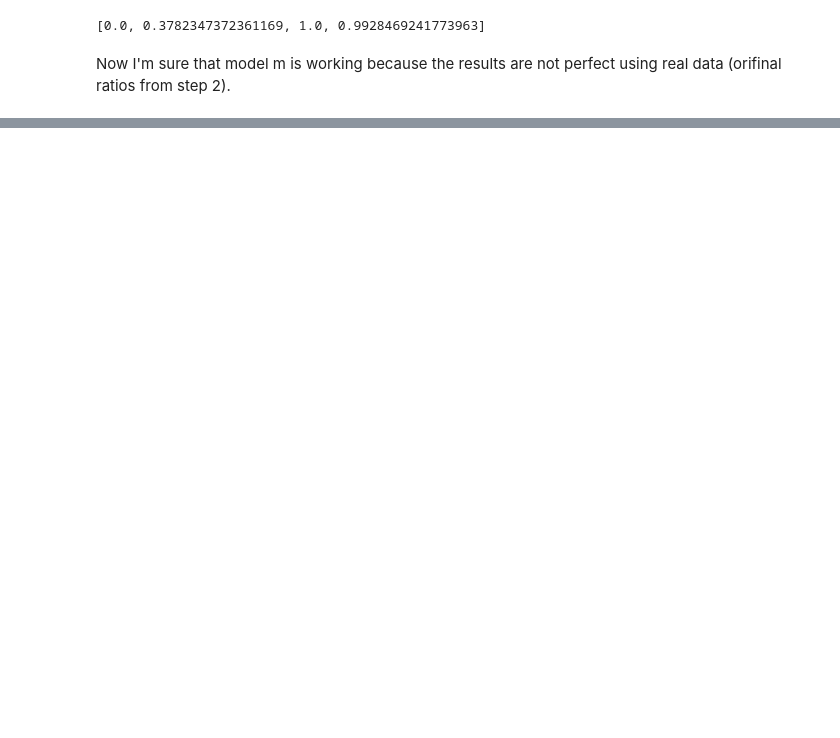
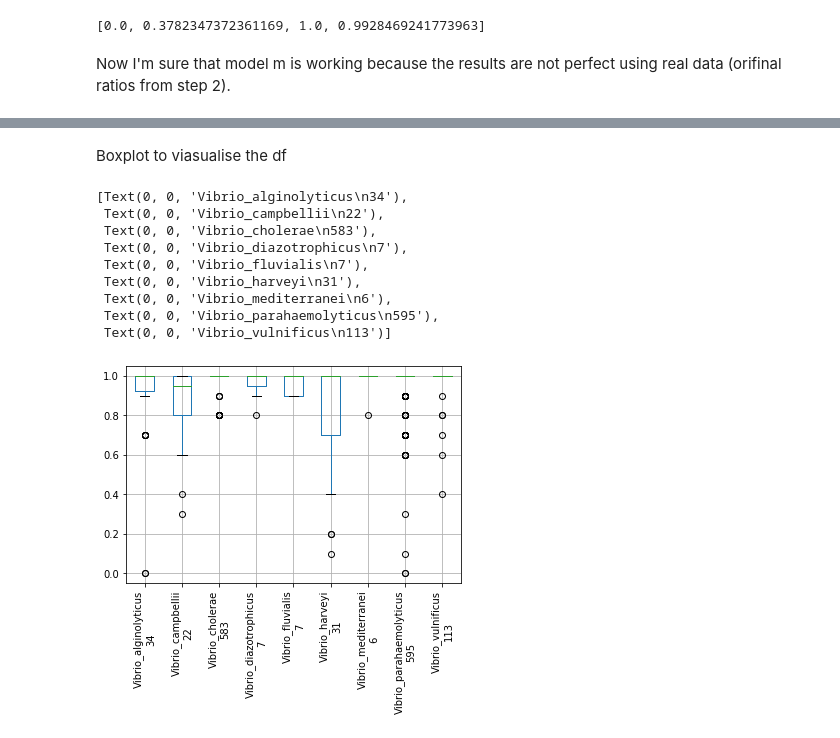
Before and after one commit to apollo994/codon_signature, a Jupyter notebook: model/codon_model.ipynb, the cells around one changed output, grey strips where cells are left out. Saved outputs shown, nothing was run; the diff lists cells and outputs as text; code cells hidden in the pictures; blank space fills up the shorter version.

Commit message:
plots

```diff
--- a/model/codon_model.ipynb
+++ b/model/codon_model.ipynb
@@ -308,4 +331,4 @@ for i in range(len(vibrio_originals_df)):
     prediction, bias, contributions = ti.predict(m, row)
     species = vibrio_originals_df.loc[i, "species"]
     idx = species_to_cardinality[species]
-    predictions[species].append(prediction[0][idx])
+    predictions_real[species].append(prediction[0][idx])
@@ -331,0 +337,7 @@ predictions
+# %%
+for i in range(len(x_valid)):
+    row = x_valid.values[None,i]
+    prediction, bias, contributions = ti.predict(m, row)
+    idx = y_valid[i]
+    species = cardinality_to_species[idx]
+    predictions_val[species].append(prediction[0][idx])
@@ -331,0 +346,3 @@ predictions
+# %%
+predictions_real_df = pd.DataFrame.from_dict(predictions_real, orient='index')
+predictions_real_df = predictions_real_df.transpose()
@@ -331,0 +369,32 @@ predictions
+# %%
+predictions_val_df = pd.DataFrame.from_dict(predictions_val)
+# %% [markdown]
+Boxplot to viasualise the df
+# %%
+boxplot_real = predictions_real_df.boxplot(rot=90)
+
+#get the size for each species
+
+a = list(predictions_val_df)
+
+sizes = predictions_real_df.count(axis =0)
+b = []
+for i in sizes:
+    b.append(i)
+
+c = []
+for i in range(len(a)):
+    c.append(str(a[i])+"\n"+str(b[i]))
+
+boxplot_real.set_xticklabels(c)
+# %% [output]
+[Text(0, 0, 'Vibrio_alginolyticus\n34'),
+ Text(0, 0, 'Vibrio_campbellii\n22'),
+ Text(0, 0, 'Vibrio_cholerae\n583'),
+ Text(0, 0, 'Vibrio_diazotrophicus\n7'),
+ Text(0, 0, 'Vibrio_fluvialis\n7'),
+ Text(0, 0, 'Vibrio_harveyi\n31'),
+ Text(0, 0, 'Vibrio_mediterranei\n6'),
+ Text(0, 0, 'Vibrio_parahaemolyticus\n595'),
+ Text(0, 0, 'Vibrio_vulnificus\n113')]
+[figure, added]
```
Also changed, not shown: parts of 22 cells of this notebook.
